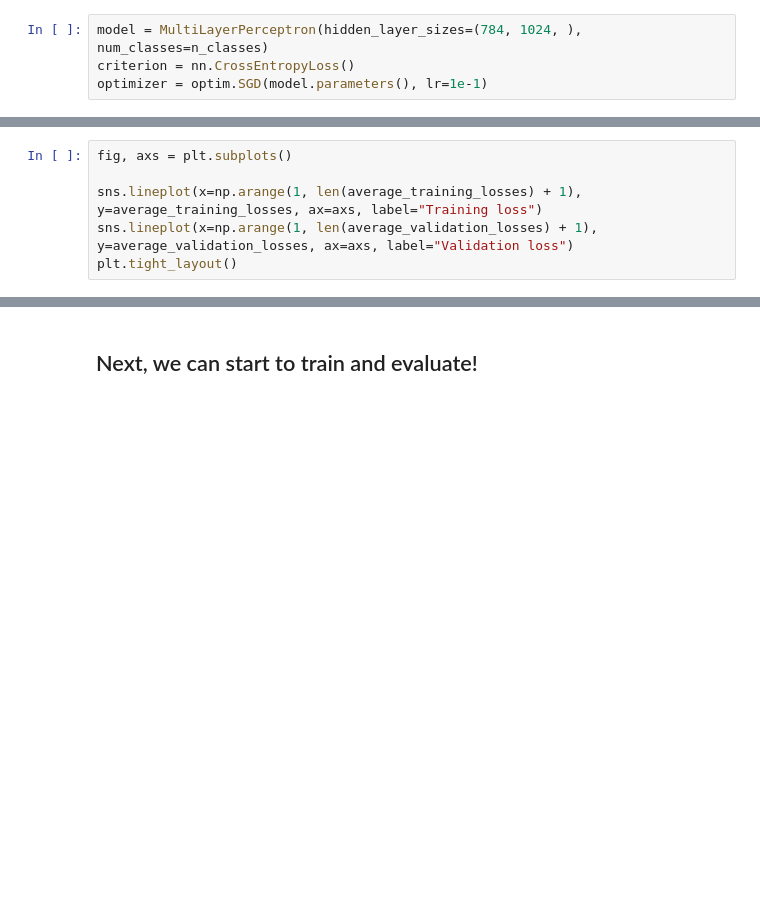
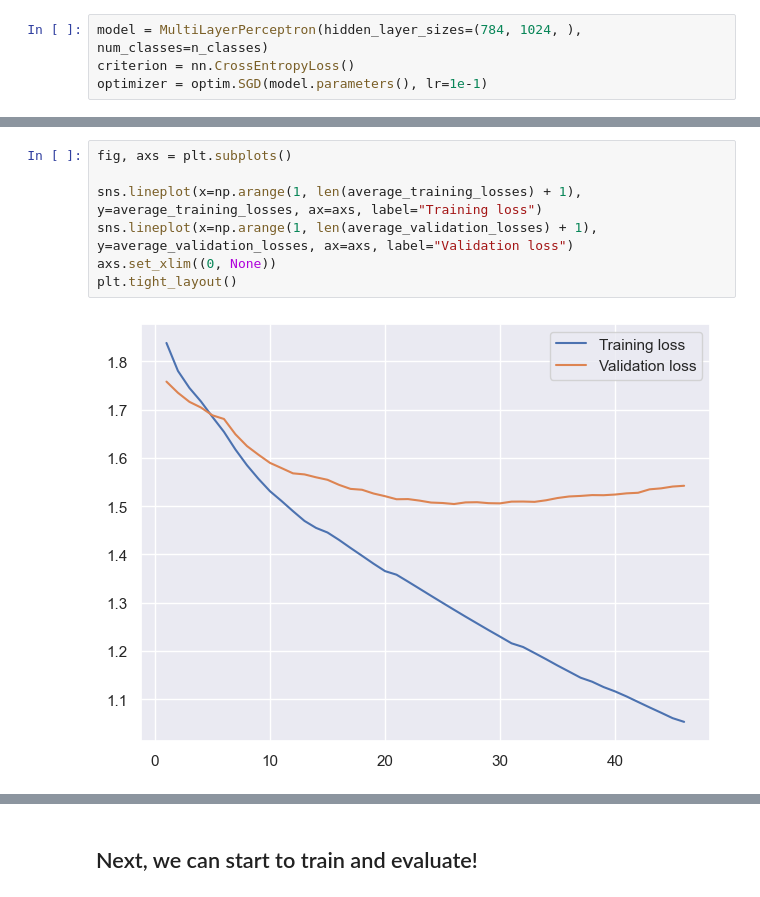
Before and after one commit to TUD-STKS/SECAI-Summer-School, a Jupyter notebook: Example-Notebook.ipynb, the cells around one changed output, grey strips where cells are left out. Saved outputs shown, nothing was run; the diff lists cells and outputs as text; blank space fills up the shorter version.

```diff
--- a/Example-Notebook.ipynb
+++ b/Example-Notebook.ipynb
@@ -546,9 +583,12 @@ model, optimizer, epoch, loss, average_training_losses, average_validation_losse
 # %%
 fig, axs = plt.subplots()
 
 sns.lineplot(x=np.arange(1, len(average_training_losses) + 1), y=average_training_losses, ax=axs, label="Training loss")
 sns.lineplot(x=np.arange(1, len(average_validation_losses) + 1), y=average_validation_losses, ax=axs, label="Validation loss")
+axs.set_xlim((0, None))
 plt.tight_layout()
+# %% [output]
+[figure, added]
 # %%
 model = MultiLayerPerceptron(hidden_layer_sizes=(784, 1024, ), num_classes=n_classes)
 criterion = nn.CrossEntropyLoss()
```
Also changed, not shown: parts of 15 cells of this notebook, 3 other files.
